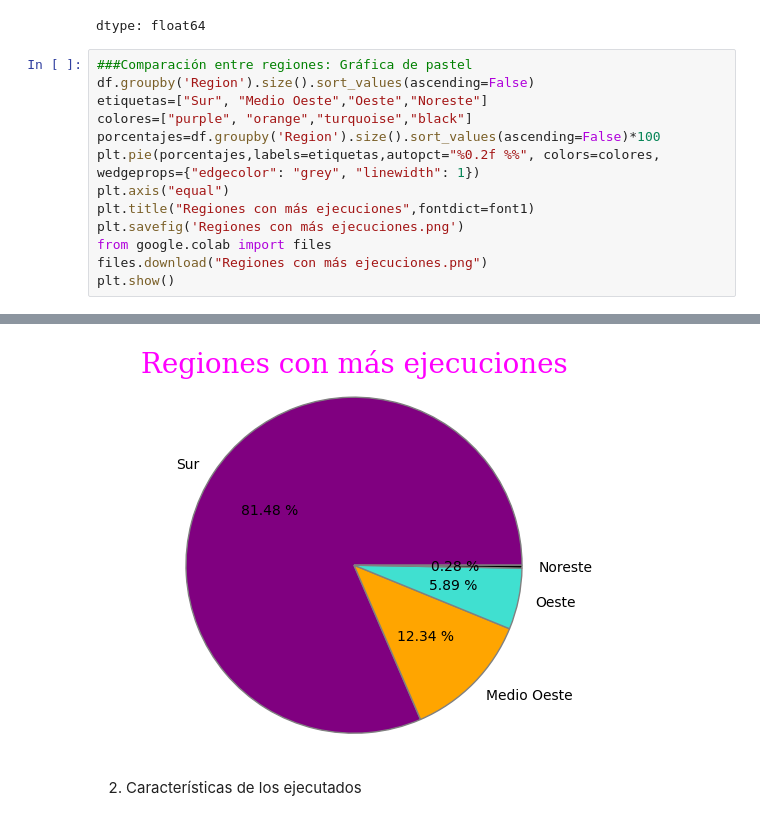
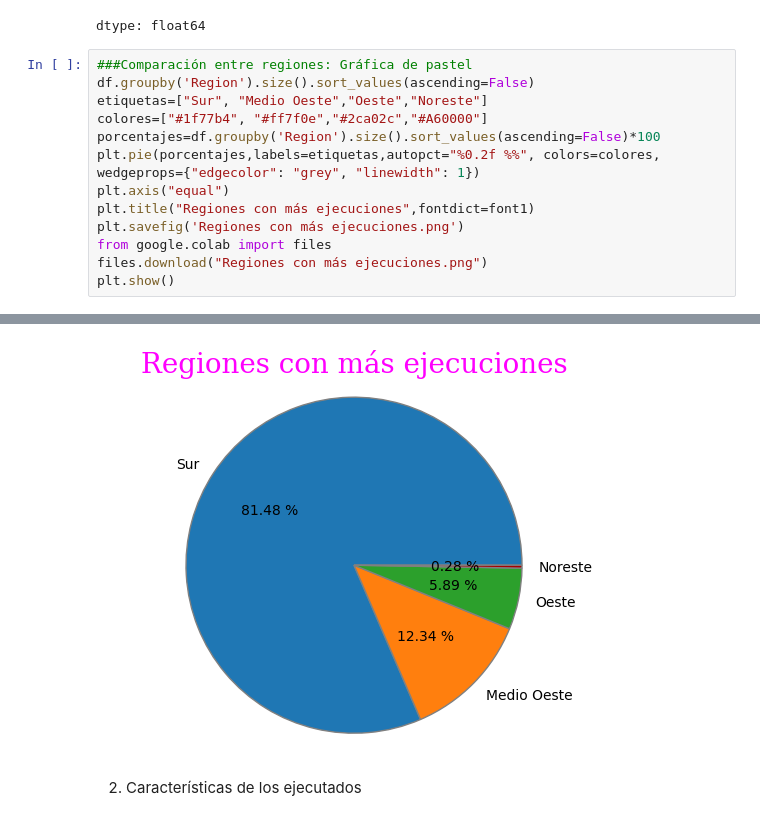
Before and after one commit to patriciadn/Ejercicospython, a Jupyter notebook: EjecucionesenUSA.ipynb, the cells around one changed output, grey strips where cells are left out. Cells and saved outputs as stored; diff of their text form.

```diff
--- a/EjecucionesenUSA.ipynb
+++ b/EjecucionesenUSA.ipynb
@@ -317,20 +317,20 @@ dtype: float64
 # %%
 ###Comparación entre regiones: Gráfica de pastel
 df.groupby('Region').size().sort_values(ascending=False)
 etiquetas=["Sur", "Medio Oeste","Oeste","Noreste"]
-colores=["purple", "orange","turquoise","black"]
+colores=["#1f77b4", "#ff7f0e","#2ca02c","#A60000"]
 porcentajes=df.groupby('Region').size().sort_values(ascending=False)*100
 plt.pie(porcentajes,labels=etiquetas,autopct="%0.2f %%", colors=colores, wedgeprops={"edgecolor": "grey", "linewidth": 1})
 plt.axis("equal")
 plt.title("Regiones con más ejecuciones",fontdict=font1)
 plt.savefig('Regiones con más ejecuciones.png')
 from google.colab import files
 files.download("Regiones con más ejecuciones.png")
 plt.show()
 # %% [output]
 [interactive output not drawn]
 [interactive output not drawn]
-[figure, old version]
+[figure, new version]
 # %% [markdown]
 2. Características de los ejecutados
 # %%
```
Also changed, not shown: parts of 3 cells of this notebook.
